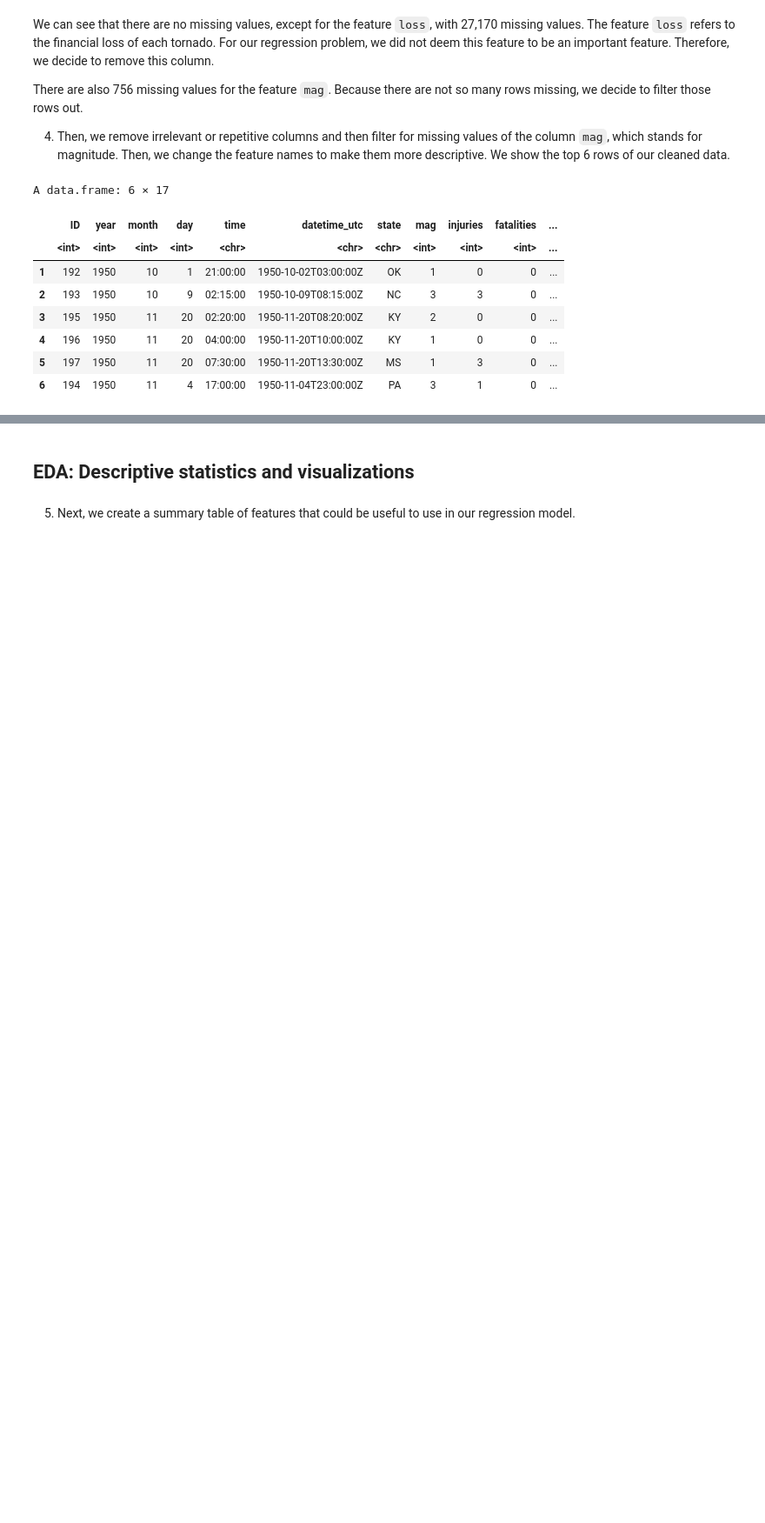
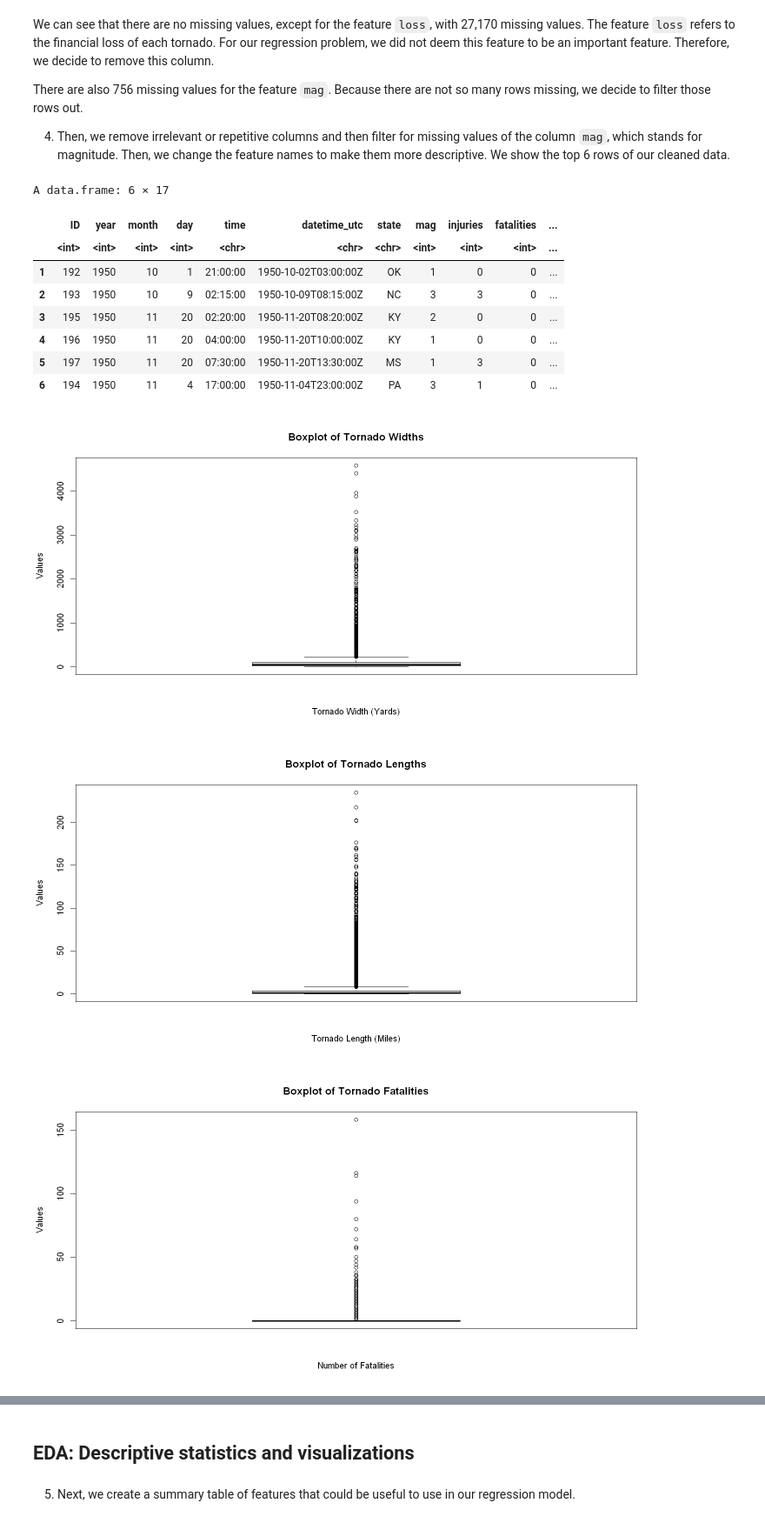
Before and after one commit to DSCI-310-2024/DSCI-310-Group-1-Predict-Casualties-From-Tornado-Data, a Jupyter notebook: src/tornado_predictor.ipynb, the cells around one changed output, grey strips where cells are left out. Shown at 87% size. Cells and saved outputs as stored; diff of their text form; code cells hidden in the pictures; blank space fills up the shorter version.

```diff
--- a/src/tornado_predictor.ipynb
+++ b/src/tornado_predictor.ipynb
@@ -100,3 +100,13 @@ A data.frame: 6 × 17
 | 4 | 196 | 1950 | 11 | 20 | 04:00:00 | 1950-11-20T10:00:00Z | KY | 1 | 0 | 0 | ... |
 | 5 | 197 | 1950 | 11 | 20 | 07:30:00 | 1950-11-20T13:30:00Z | MS | 1 | 3 | 0 | ... |
 | 6 | 194 | 1950 | 11 | 4 | 17:00:00 | 1950-11-04T23:00:00Z | PA | 3 | 1 | 0 | ... |
+# %%
+# Checking ofr outliers
+
+boxplot(df$width, main = "Boxplot of Tornado Widths", ylab = "Values", xlab = "Tornado Width (Yards)")
+boxplot(df$length, main = "Boxplot of Tornado Lengths", ylab = "Values", xlab = "Tornado Length (Miles)")
+boxplot(df$fatalities, main = "Boxplot of Tornado Fatalities", ylab = "Values", xlab = "Number of Fatalities")
+# %% [output]
+[figure, added]
+[figure, added]
+[figure, added]
```
Also changed, not shown: parts of 6 cells of this notebook, 1 other file.
